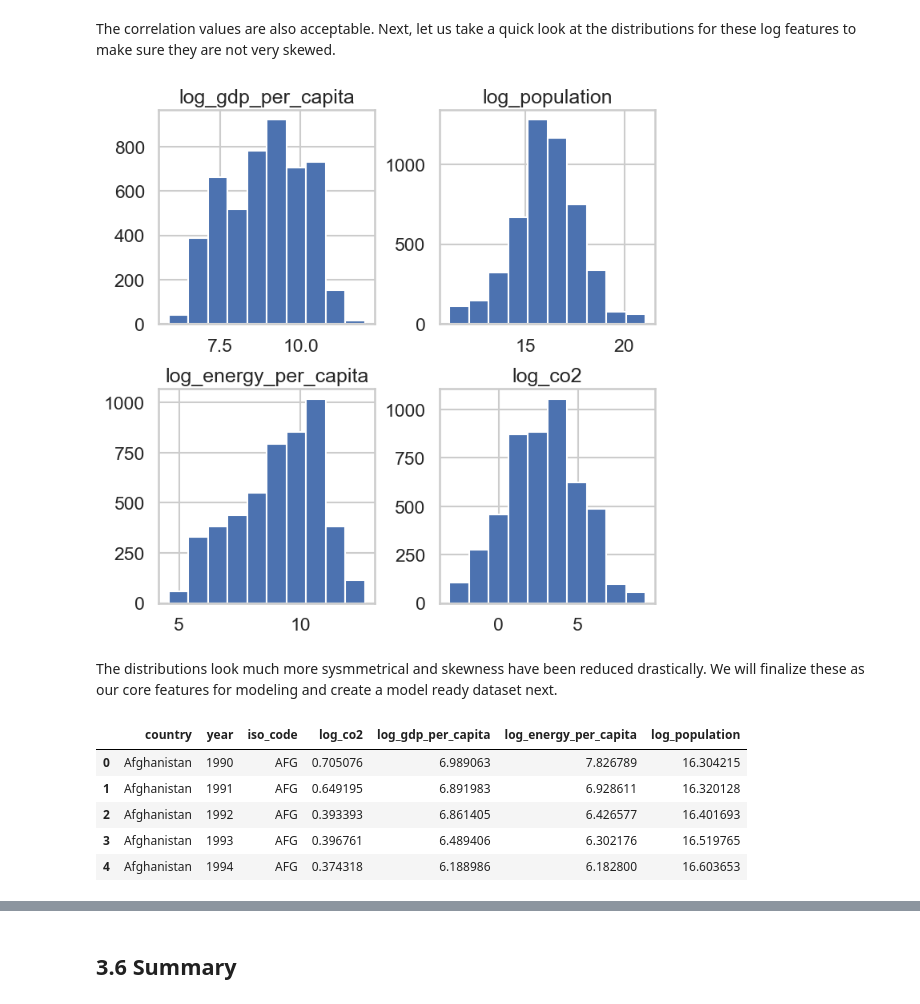
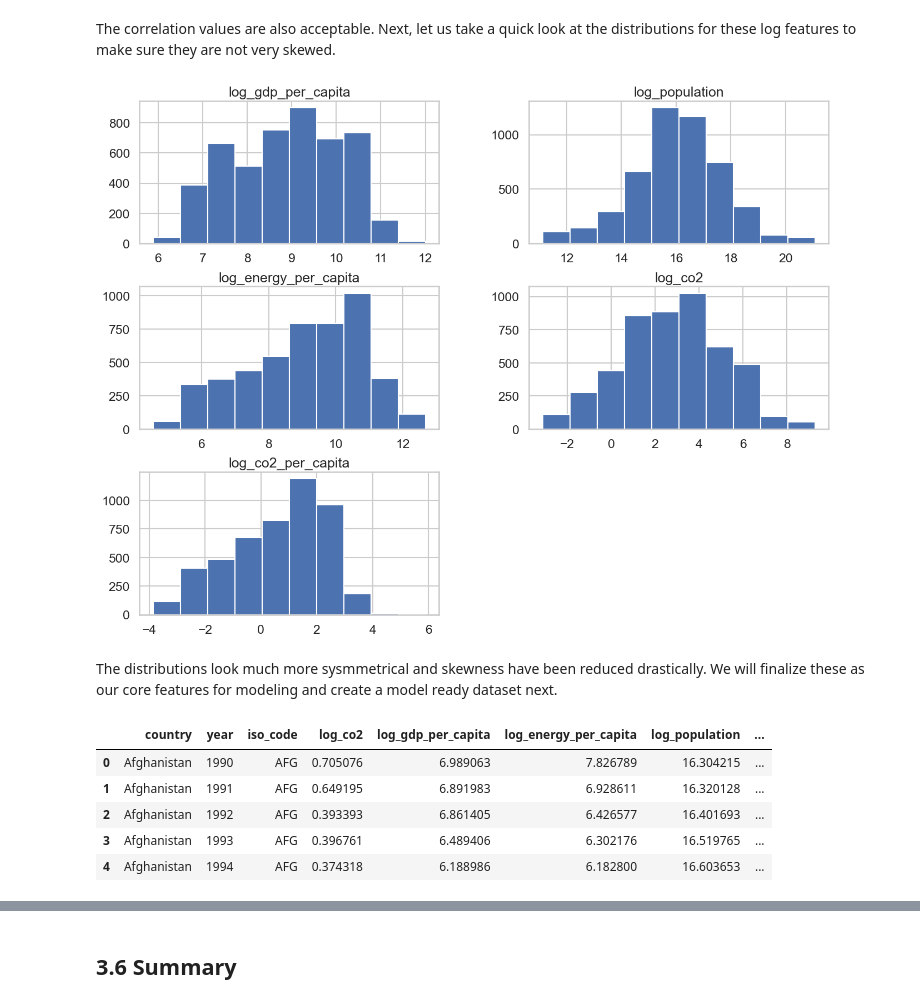
Before and after one commit to gawandesailee-lab/learndsp, a Jupyter notebook: Data Science Capstone 2 Project/notebooks/03_Exploratory_Data_Analysis.ipynb, the cells around one changed output, grey strips where cells are left out. Cells and saved outputs as stored; diff of their text form; code cells hidden in the pictures.

Commit message:
Uploading changes to DS Capstone 2 Exploratory Data Analysis Notebook

```diff
--- a/Data Science Capstone 2 Project/notebooks/03_Exploratory_Data_Analysis.ipynb
+++ b/Data Science Capstone 2 Project/notebooks/03_Exploratory_Data_Analysis.ipynb
@@ -666,6 +666,7 @@ Feature relationships show us features interact with each other and also our tar
 Let us start with a heatmap/correlation matrix to see how our core features of gdp, population, energy_per_capita and co2 relate to each other.
 # %%
 #heatmap for core features
+co2_data['gdp_per_capita']=co2_data['gdp']/co2_data['population']
 corr_matrix=co2_data[['gdp','energy_per_capita','gdp_per_capita','population','co2', 'co2_per_capita', 'co2_per_gdp']].corr()
 plt.figure(figsize=(8,4))
 sns.heatmap(corr_matrix, annot=True, cmap='coolwarm')
@@ -778,8 +803,9 @@ co2_data[co2_data['co2'].isnull()]
 |  | country | year | iso_code | population | gdp | co2 | co2_per_capita | co2_per_gdp | ... |
 | 3090 | Namibia | 1990 | NAM | 1369309.0 | 7.363139e+09 | NaN | NaN | NaN | ... |
 # %%
-#we will use backward fill to get data for this one year for Namibia
+#we will use backward fill to get data for this one year for Namibia for both co2 and co2_per_capita
 co2_data['co2'] = co2_data.groupby('country')['co2'].transform(lambda x: x.interpolate().bfill())
+co2_data['co2_per_capita'] = co2_data.groupby('country')['co2_per_capita'].transform(lambda x: x.interpolate().bfill())
 # %%
 #lets check for co2 missing values again
 co2_data[co2_data['co2'].isnull()]
@@ -818,8 +845,13 @@ co2_data[co2_data['energy_per_capita'].isnull()]
 | 4320 | Tajikistan | 1990 | TJK | 5398773.0 | 2.532142e+10 | 12.307 | 2.280 | 0.486 | ... |
 | 4321 | Tajikistan | 1991 | TJK | 5541200.0 | 2.308912e+10 | 10.015 | 1.807 | 0.434 | ... |
 # %%
-#Since all these countries are missing energy_per_capita data for the initial subset of years, we will go ahead and backfill them
-co2_data['energy_per_capita'] = co2_data.groupby('country')['energy_per_capita'].transform(lambda x: x.interpolate().bfill().ffill())
+#Since Montenegro and Serbia are missing 16 years of energy per capita data, we will drop these two countries altogether
+co2_data = co2_data[~co2_data['country'].isin(['Serbia','Montenegro'])]
+#Since Palestine is missing energy_per_capita data for the initial 7 years, we will go ahead and drop those years since it will be difficult to impute this data
+co2_data=co2_data[~((co2_data['country'] == 'Palestine') & (co2_data['year'] < 1997))]
+#Since remaining countries are missing energy per capita data for 1990 and 1991 only we will backfill that data
+#we will use backward fill to get data for 2 beginning years of United Arab Emirates
+co2_data['energy_per_capita'] = co2_data.groupby('country')['energy_per_capita'].transform(lambda x: x.interpolate().bfill())
 # %%
 #lets check if it resolved missing values for energy_per_capita and for the entire dataset
 co2_data[co2_data['energy_per_capita'].isnull()]
@@ -837,8 +870,10 @@ We previously saw that our core features of gdp, population, energy per capita a
 # %%
 #creating columns with log transforms on core features for modeling
 co2_data['log_energy_per_capita']=np.log(co2_data['energy_per_capita'])
+co2_data['log_energy']=np.log(co2_data['energy_per_capita']*co2_data['population'])
 co2_data['log_gdp']=np.log(co2_data['gdp'])
 co2_data['log_population']=np.log(co2_data['population'])
 co2_data['log_co2']=np.log(co2_data['co2'])
+co2_data['log_co2_per_capita']=np.log(co2_data['co2_per_capita'])
 co2_data['log_gdp_per_capita']=np.log(co2_data['gdp']/co2_data['population'])
 # %%
@@ -914,21 +978,21 @@ plt.show()
 # %% [markdown]
 The correlation values are also acceptable. Next, let us take a quick look at the distributions for these log features to make sure they are not very skewed.
 # %%
-_=co2_data[['log_gdp_per_capita','log_population','log_energy_per_capita','log_co2']].hist(figsize=(8,8))
+_=co2_data[['log_gdp_per_capita','log_population','log_energy_per_capita','log_co2', 'log_co2_per_capita']].hist(figsize=(16,12))
 # %% [output]
-[figure, old version]
+[figure, new version]
 # %% [markdown]
 The distributions look much more sysmmetrical and skewness have been reduced drastically. We will finalize these as our core features for modeling and create a model ready dataset next.
 # %%
-model_data = co2_data[['country','year','iso_code','log_co2', 'log_gdp_per_capita', 'log_energy_per_capita', 'log_population']]
+model_data = co2_data[['country','year','iso_code','log_co2', 'log_gdp_per_capita', 'log_energy_per_capita', 'log_population', 'log_co2_per_capita']]
 model_data.head()
 # %% [output]
-|  | country | year | iso_code | log_co2 | log_gdp_per_capita | log_energy_per_capita | log_population |
-| 0 | Afghanistan | 1990 | AFG | 0.705076 | 6.989063 | 7.826789 | 16.304215 |
-| 1 | Afghanistan | 1991 | AFG | 0.649195 | 6.891983 | 6.928611 | 16.320128 |
-| 2 | Afghanistan | 1992 | AFG | 0.393393 | 6.861405 | 6.426577 | 16.401693 |
-| 3 | Afghanistan | 1993 | AFG | 0.396761 | 6.489406 | 6.302176 | 16.519765 |
-| 4 | Afghanistan | 1994 | AFG | 0.374318 | 6.188986 | 6.182800 | 16.603653 |
+|  | country | year | iso_code | log_co2 | log_gdp_per_capita | log_energy_per_capita | log_population | ... |
+| 0 | Afghanistan | 1990 | AFG | 0.705076 | 6.989063 | 7.826789 | 16.304215 | ... |
+| 1 | Afghanistan | 1991 | AFG | 0.649195 | 6.891983 | 6.928611 | 16.320128 | ... |
+| 2 | Afghanistan | 1992 | AFG | 0.393393 | 6.861405 | 6.426577 | 16.401693 | ... |
+| 3 | Afghanistan | 1993 | AFG | 0.396761 | 6.489406 | 6.302176 | 16.519765 | ... |
+| 4 | Afghanistan | 1994 | AFG | 0.374318 | 6.188986 | 6.182800 | 16.603653 | ... |
 # %%
 model_data.info()
 # %% [output]
```
Also changed, not shown: parts of 38 cells of this notebook.
